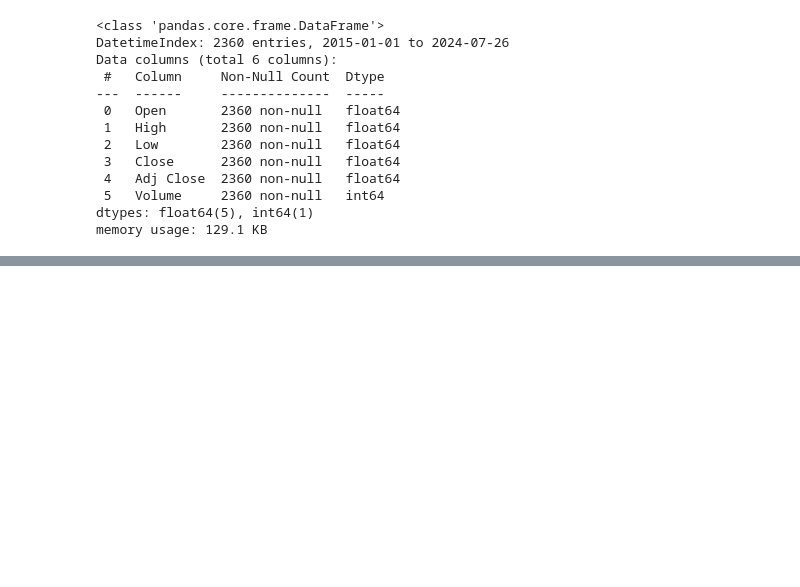
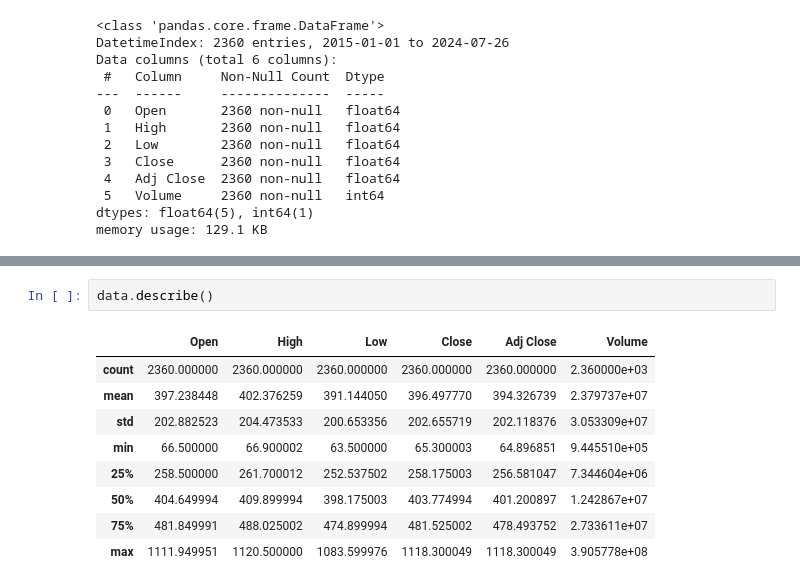
Before and after one commit to SayanGhosh1489/projects_learnbay, a Jupyter notebook: Data Science/TIme Series Forcasting/time_series_analysis.ipynb, the cells around one changed output, grey strips where cells are left out. Drawn from its saved outputs; the diff is of its cells as text; blank space fills up the shorter version.

```diff
--- a/Data Science/TIme Series Forcasting/time_series_analysis.ipynb
+++ b/Data Science/TIme Series Forcasting/time_series_analysis.ipynb
@@ -50,0 +70,12 @@ Name: 2015-02-27 00:00:00, dtype: float64
+# %%
+data.describe()
+# %% [output]
+|  | Open | High | Low | Close | Adj Close | Volume |
+| count | 2360.000000 | 2360.000000 | 2360.000000 | 2360.000000 | 2360.000000 | 2.360000e+03 |
+| mean | 397.238448 | 402.376259 | 391.144050 | 396.497770 | 394.326739 | 2.379737e+07 |
+| std | 202.882523 | 204.473533 | 200.653356 | 202.655719 | 202.118376 | 3.053309e+07 |
+| min | 66.500000 | 66.900002 | 63.500000 | 65.300003 | 64.896851 | 9.445510e+05 |
+| 25% | 258.500000 | 261.700012 | 252.537502 | 258.175003 | 256.581047 | 7.344604e+06 |
+| 50% | 404.649994 | 409.899994 | 398.175003 | 403.774994 | 401.200897 | 1.242867e+07 |
+| 75% | 481.849991 | 488.025002 | 474.899994 | 481.525002 | 478.493752 | 2.733611e+07 |
+| max | 1111.949951 | 1120.500000 | 1083.599976 | 1118.300049 | 1118.300049 | 3.905778e+08 |
```
Also changed, not shown: parts of 24 cells of this notebook.
